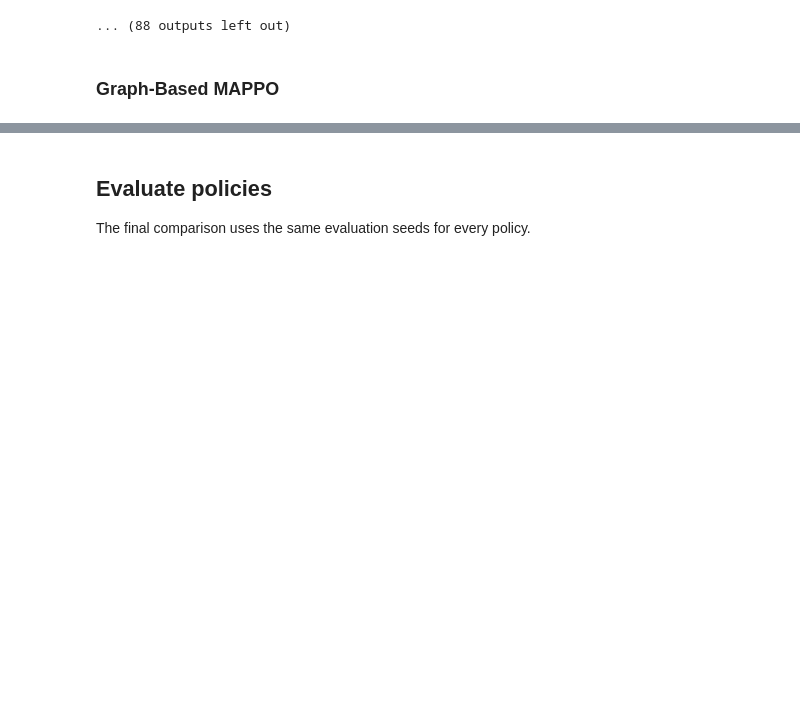
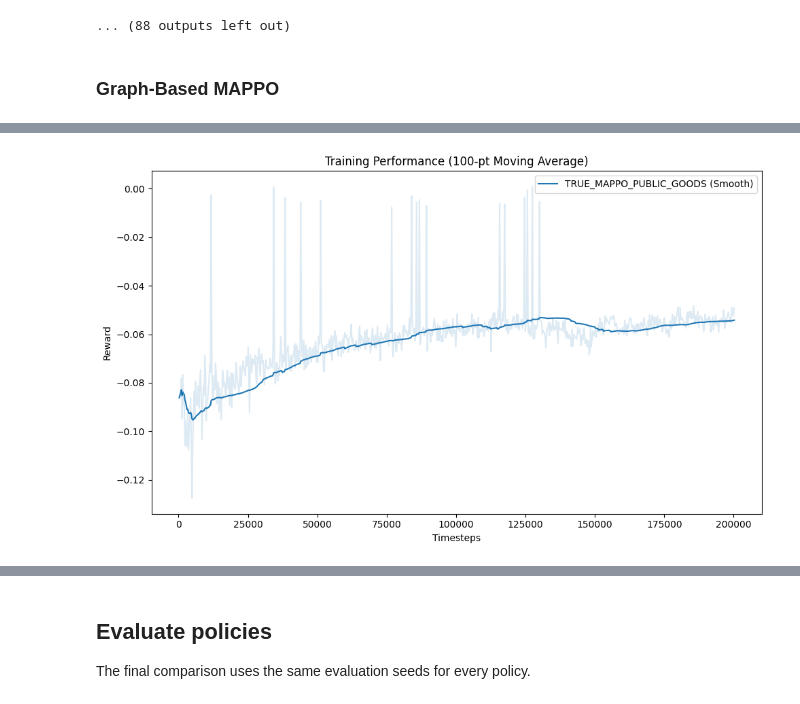
Before and after one commit to abergh18/marl-tsc, a Jupyter notebook: notebooks/main_flow.ipynb, the cells around one changed output, grey strips where cells are left out. Cells and saved outputs as stored; diff of their text form; code cells hidden in the pictures; blank space fills up the shorter version.

```diff
--- a/notebooks/main_flow.ipynb
+++ b/notebooks/main_flow.ipynb
@@ -231,0 +272,5 @@ plot_moving_average_histories(map_gat_history)
+# %%
+plot_moving_average_histories(reward_share_pg_history)
+plt.show()
+# %% [output]
+[figure, added]
```
Also changed, not shown: parts of 24 cells of this notebook.
